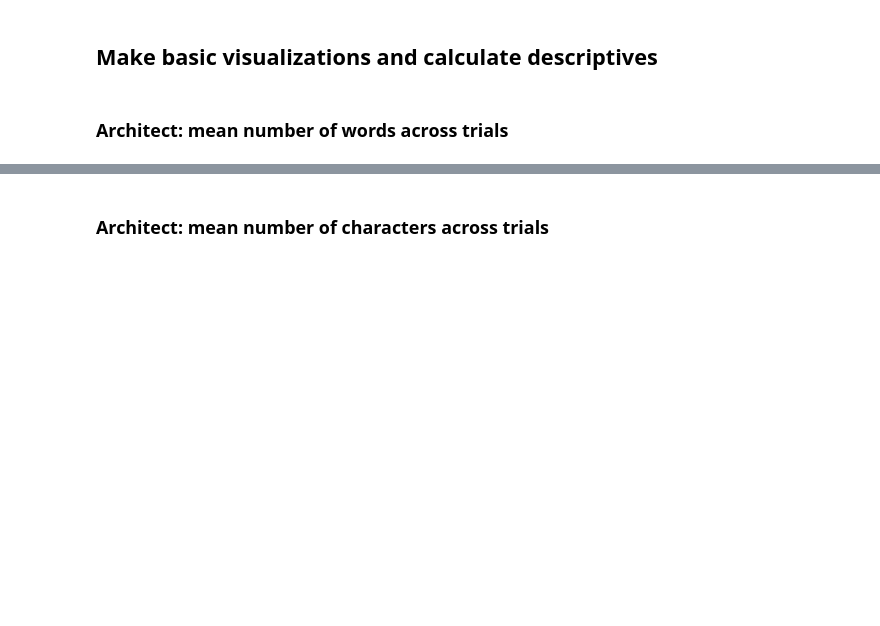
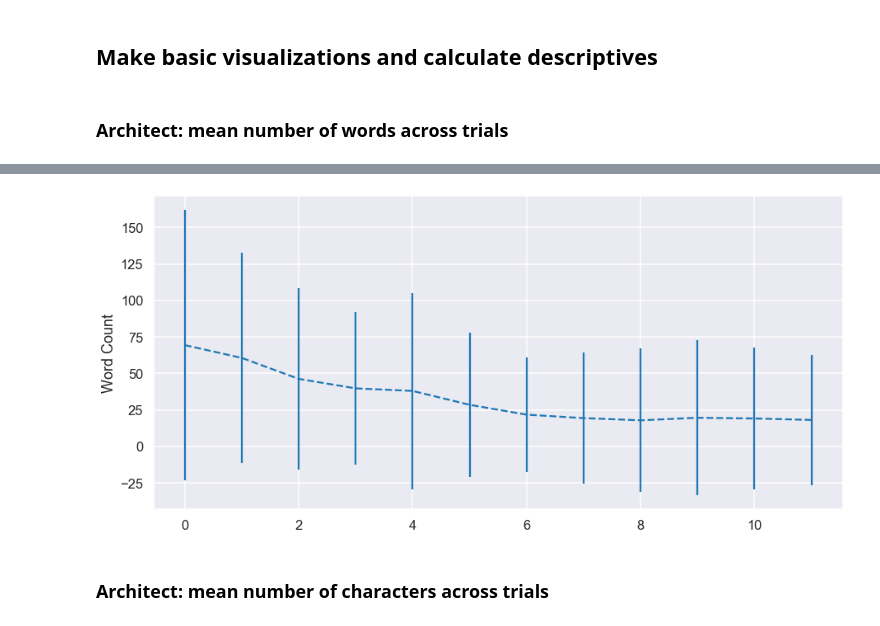
Before and after one commit to cogtoolslab/compositional-abstractions, a Jupyter notebook: analysis/compabs_analysis.ipynb, the cells around one changed output, grey strips where cells are left out. Drawn from its saved outputs; the diff is of its cells as text; code cells hidden in the pictures; blank space fills up the shorter version.

```diff
--- a/analysis/compabs_analysis.ipynb
+++ b/analysis/compabs_analysis.ipynb
@@ -314,3 +391,13 @@ plt.ylabel('Word Count')
+# %%
+fig, ax = plt.subplots(figsize=(15,7))
+mean = df_chat.groupby(['gameid','trialNum'])['word_count'].sum().groupby(['trialNum']).mean()
+std = df_chat.groupby(['gameid','trialNum'])['word_count'].sum().groupby(['trialNum']).std()
+
+plt.errorbar(mean.index, mean, yerr=2*std, linestyle='--')
+plt.ylabel('Word Count')
+plt.show()
+# %% [output]
+[figure, added]
 # %%
 ## print summary stat to console?
 # %% [markdown]
```
Also changed, not shown: parts of 34 cells of this notebook.
